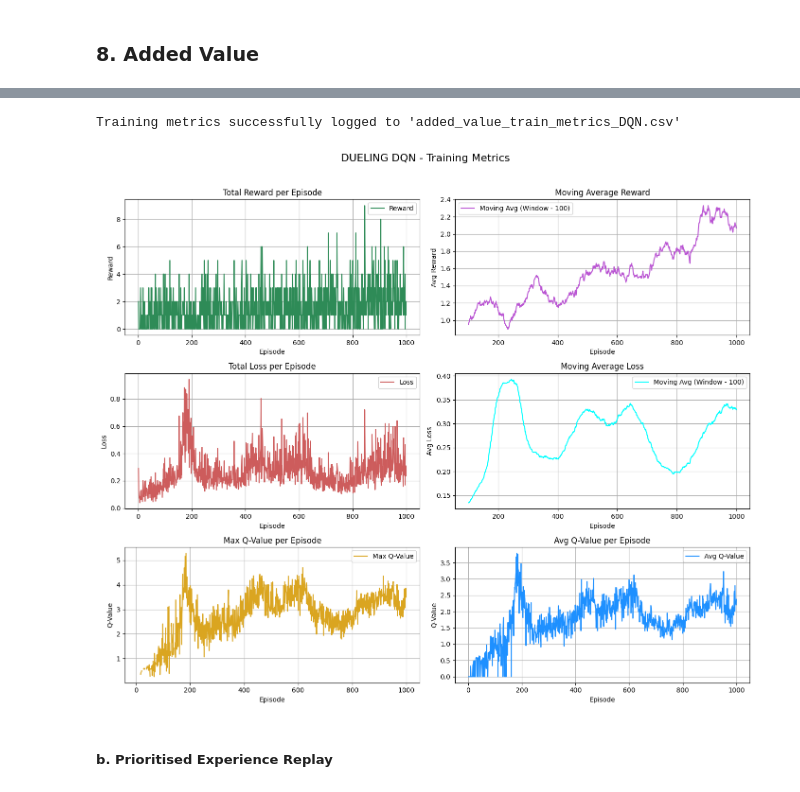
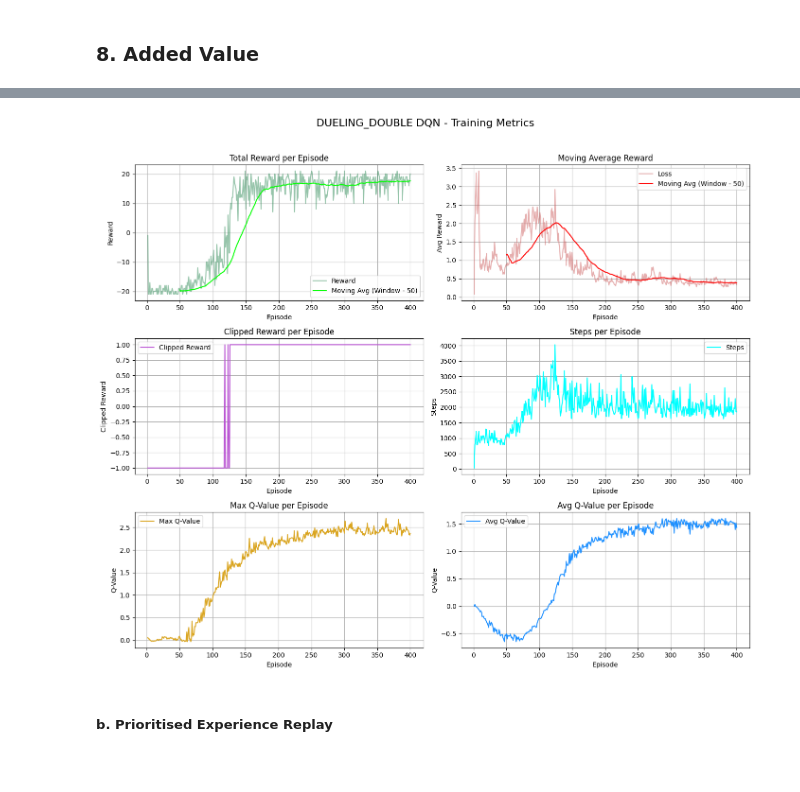
Before and after one commit to karenkj9000/rl-dqn-atari-breakout, a Jupyter notebook: CS6482-Assign2-24201111.ipynb, the cells around one changed output, grey strips where cells are left out. Saved outputs shown, nothing was run; the diff lists cells and outputs as text; code cells hidden in the pictures.

```diff
--- a/CS6482-Assign2-24201111.ipynb
+++ b/CS6482-Assign2-24201111.ipynb
@@ -912,14 +957,14 @@ The performance of the RL agent may be evaluated by several methods:
 
 Yes, the agent is learning as the rewards are increasing over time.
 # %%
-def plot_performance_metrics(csv_file_path: str, dqn_type: str = 'vanilla', window_size: int = 100):
+def plot_performance_metrics(csv_file_path: str, dqn_type: str = 'vanilla', window_size: int = 50):
     """
     Plots training performance metrics from a CSV file in a 2x2 subplot layout.
 
     Args:
         csv_file_path (str): Path to the CSV file containing logged training data.
         dqn_type (str): Prefix used in column names to distinguish DQN variant. Default is 'vanilla'.
-        window_size (int): Window size for computing moving average. Default is 100.
+        window_size (int): Window size for computing moving average. Default is 50.
     """
     df = pd.read_csv(csv_file_path)
 
@@ -930,46 +975,55 @@ def plot_performance_metrics(csv_file_path: str, dqn_type: str = 'vanilla', wind
     loss_col = f'{dqn_type}_loss'
     max_q_col = f'{dqn_type}_max_q_value'
     avg_q_col = f'{dqn_type}_avg_q_value'
+    clipped_reward_col = f'{dqn_type}_clipped_reward'
+    steps_col = f'{dqn_type}_steps'
 
     rewards = df[reward_col]
     losses = df[loss_col]
     max_q_vals = df[max_q_col]
     avg_q_vals = df[avg_q_col]
+    clipped_rewards = df[clipped_reward_col]
+    steps = df[steps_col]
     episodes = list(range(1, df.shape[0]+1))
 
     # Setup 2x2 plot grid
     fig, axs = plt.subplots(3, 2, figsize=(14, 12))
-    fig.suptitle(f'{dqn_type.upper()} DQN - Training Metrics', fontsize=16)
+    if dqn_type == 'd3qn_per':
+        fig.suptitle('Dueling Double DQN with Prioritized Experience Replay - Training Metrics', fontsize=16)
+    else:
+        fig.suptitle(f'{dqn_type.upper()} DQN - Training Metrics', fontsize=16)
 
-    # Row 1: Reward and Moving Avg Reward
-    axs[0, 0].plot(episodes, rewards, label='Reward', color='seagreen')
+    # Row 1: Reward, Loss and thrie moving averages
+    reward_avg = np.convolve(rewards, np.ones(window_size)/window_size, mode='valid')
+    axs[0, 0].plot(episodes, rewards, label='Reward', color='seagreen', alpha=0.5)
+    axs[0, 0].plot(episodes[window_size - 1:], reward_avg, label=f'Moving Avg (Window - {window_size})', color='lime')
     axs[0, 0].set_title('Total Reward per Episode')
     axs[0, 0].set_xlabel('Episode')
     axs[0, 0].set_ylabel('Reward')
     axs[0, 0].grid(True)
     axs[0, 0].legend()
 
-    reward_avg = np.convolve(rewards, np.ones(window_size)/window_size, mode='valid')
-    axs[0, 1].plot(episodes[window_size - 1:], reward_avg, label=f'Moving Avg (Window - {window_size})', color='mediumorchid')
+    loss_avg = np.convolve(losses, np.ones(window_size)/window_size, mode='valid')
+    axs[0, 1].plot(episodes, losses, label='Loss', color='indianred', alpha=0.5)
+    axs[0, 1].plot(episodes[window_size - 1:], loss_avg, label=f'Moving Avg (Window - {window_size})', color='red')
     axs[0, 1].set_title(f'Moving Average Reward')
     axs[0, 1].set_xlabel('Episode')
     axs[0, 1].set_ylabel('Avg Reward')
     axs[0, 1].grid(True)
     axs[0, 1].legend()
 
-    # Row 2: Loss and Moving Avg Loss
-    axs[1, 0].plot(episodes, losses, label='Loss', color='indianred')
-    axs[1, 0].set_title('Total Loss per Episode')
+    # Row 2: Clipped Reward and Steps per episode
+    axs[1, 0].plot(episodes, clipped_rewards, label='Clipped Reward', color='mediumorchid')
+    axs[1, 0].set_title('Clipped Reward per Episode')
     axs[1, 0].set_xlabel('Episode')
-    axs[1, 0].set_ylabel('Loss')
+    axs[1, 0].set_ylabel('Clipped Reward')
     axs[1, 0].grid(True)
     axs[1, 0].legend()
 
-    loss_avg = np.convolve(losses, np.ones(window_size)/window_size, mode='valid')
-    axs[1, 1].plot(episodes[window_size - 1:], loss_avg, label=f'Moving Avg (Window - {window_size})', color='aqua')
-    axs[1, 1].set_title(f'Moving Average Loss')
+    axs[1, 1].plot(episodes, steps, label='Steps', color='aqua')
+    axs[1, 1].set_title(f'Steps per Episode')
     axs[1, 1].set_xlabel('Episode')
-    axs[1, 1].set_ylabel('Avg Loss')
+    axs[1, 1].set_ylabel('Steps')
     axs[1, 1].grid(True)
     axs[1, 1].legend()
 
@@ -1202,18 +1381,7 @@ Episode 1000/1000 | Epsilon: 0.827 | Rewards this episode: {0: 199, 1: 2} | Avg
-# %%
-log_training_metrics_to_csv(
-    ADDED_VALUE_TRAINING_METRICS_FILE_NAME,
-    dueling_dqn_episode_rewards,
-    dueling_dqn_episode_losses,
-    dueling_dqn_episode_max_q,
-    dueling_dqn_episode_avg_q,
-    dqn_type='dueling'
-    )
-# %% [output]
-Training metrics successfully logged to 'added_value_train_metrics_DQN.csv'
 # %%
-plot_performance_metrics(csv_file_path=ADDED_VALUE_TRAINING_METRICS_FILE_NAME, dqn_type='dueling')
+plot_performance_metrics(csv_file_path=ADDED_VALUE_TRAINING_METRICS_FILE_NAME, dqn_type='dueling_double')
 # %% [output]
-[figure, old version]
+[figure, new version]
 # %% [markdown]
 ##### b. Prioritised Experience Replay
 # %%
```
Also changed, not shown: parts of 28 cells of this notebook, 6 other files.
